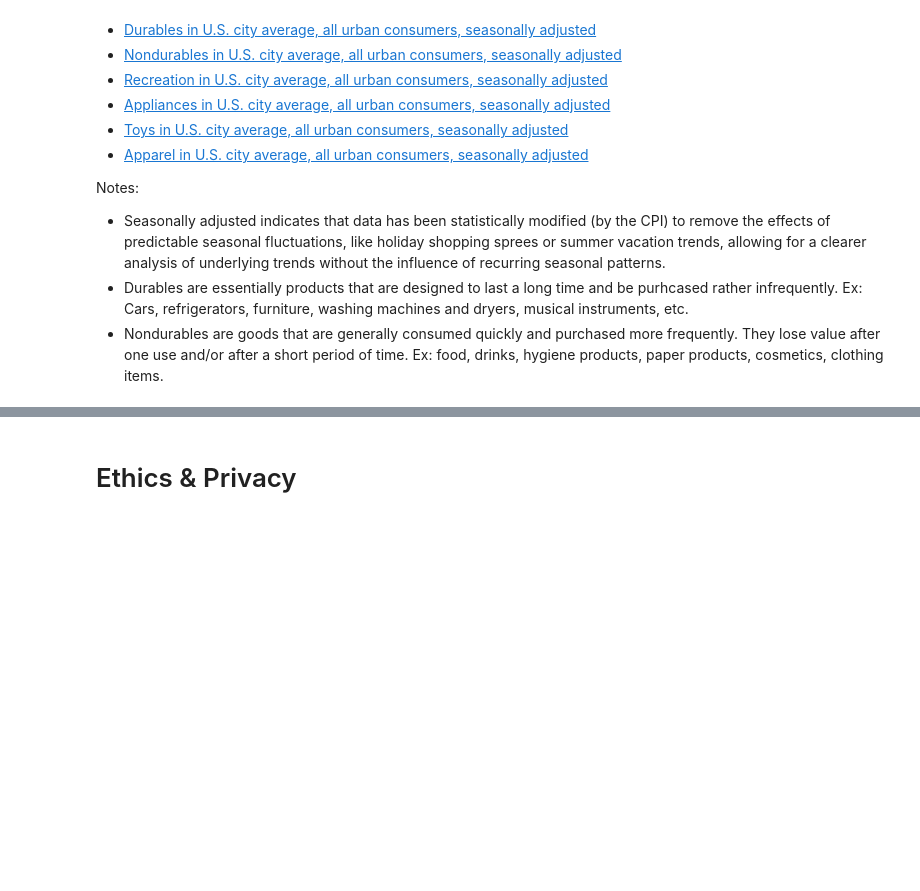
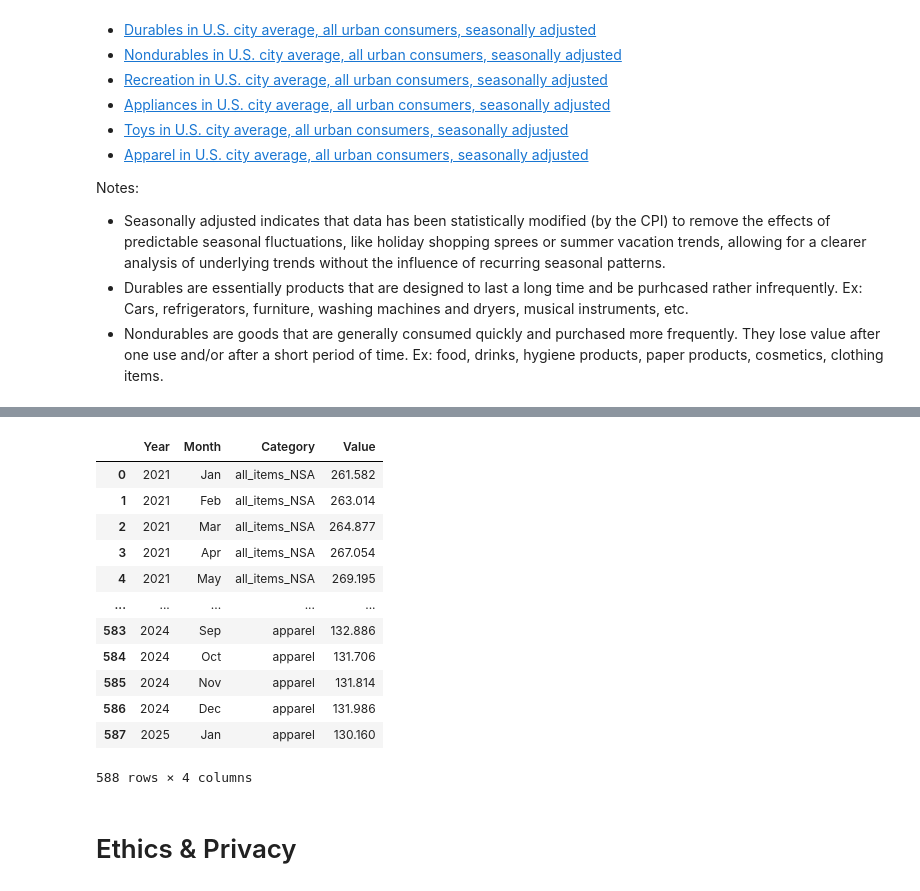
Before and after one commit to domwrm/Amazon-Pricing-Anlysis, a Jupyter notebook: DataCheckpoint_Group031_WI25.ipynb, the cells around one changed output, grey strips where cells are left out. Saved outputs shown, nothing was run; the diff lists cells and outputs as text; code cells hidden in the pictures; blank space fills up the shorter version.

```diff
--- a/DataCheckpoint_Group031_WI25.ipynb
+++ b/DataCheckpoint_Group031_WI25.ipynb
@@ -569,3 +601,25 @@ FileNotFoundError: [Errno 2] No such file or directory: 'all_items_NSA.csv'
+# %%
+all_cpi = all_cpi.melt(
+    id_vars=['Year', 'Month'],
+    var_name='Category',
+    value_name='Value'
+)
+# %%
+all_cpi
+# %% [output]
+|  | Year | Month | Category | Value |
+| 0 | 2021 | Jan | all_items_NSA | 261.582 |
+| 1 | 2021 | Feb | all_items_NSA | 263.014 |
+| 2 | 2021 | Mar | all_items_NSA | 264.877 |
+| 3 | 2021 | Apr | all_items_NSA | 267.054 |
+| 4 | 2021 | May | all_items_NSA | 269.195 |
+| ... | ... | ... | ... | ... |
+| 583 | 2024 | Sep | apparel | 132.886 |
+| 584 | 2024 | Oct | apparel | 131.706 |
+| 585 | 2024 | Nov | apparel | 131.814 |
+| 586 | 2024 | Dec | apparel | 131.986 |
+| 587 | 2025 | Jan | apparel | 130.160 |
+588 rows × 4 columns
 # %% [markdown]
 # Ethics & Privacy
 # %% [markdown]
```
Also changed, not shown: parts of 29 cells of this notebook.
